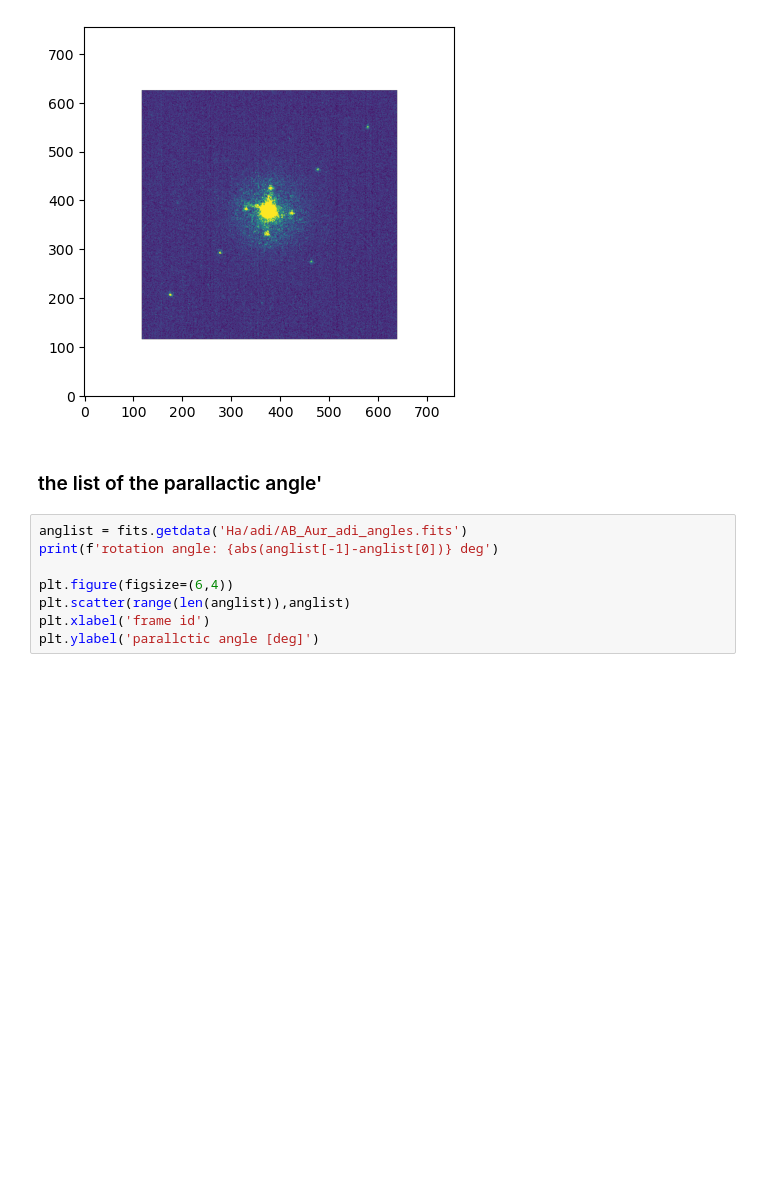
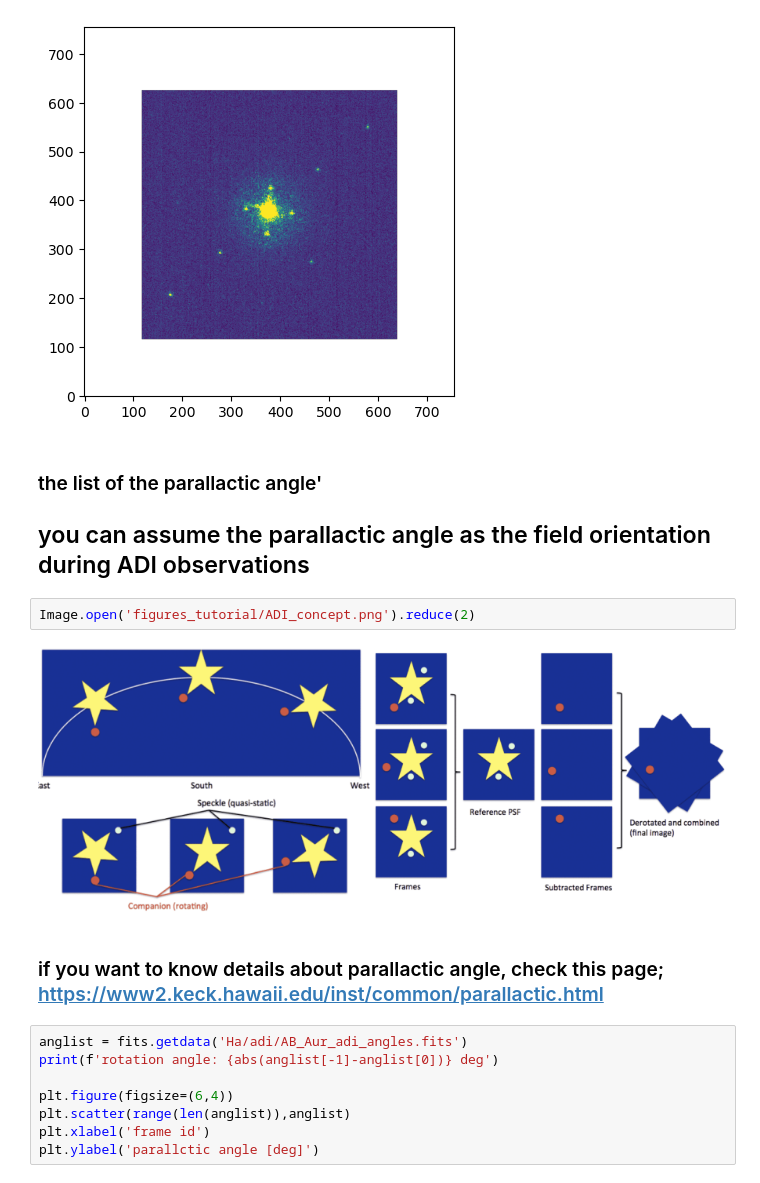
Before and after one commit to taichiuyama/VAMPIRES_Ha_tutorial, a Jupyter notebook: tutorial_VAMP-ADI+SDI.ipynb, the cells around one changed output. Cells and saved outputs as stored; diff of their text form; blank space fills up the shorter version.

Commit message:
update tutorial

```diff
--- a/tutorial_VAMP-ADI+SDI.ipynb
+++ b/tutorial_VAMP-ADI+SDI.ipynb
@@ -224,6 +218,14 @@ the number of the frames: 217
 [figure]
 # %% [markdown]
 ### the list of the parallactic angle'
+
+## you can assume the parallactic angle as the field orientation during ADI observations
+# %%
+Image.open('figures_tutorial/ADI_concept.png').reduce(2)
+# %% [output]
+[figure, added]
+# %% [markdown]
+### if you want to know details about parallactic angle, check this page; https://www2.keck.hawaii.edu/inst/common/parallactic.html
 # %%
 anglist = fits.getdata('Ha/adi/AB_Aur_adi_angles.fits')
 print(f'rotation angle: {abs(anglist[-1]-anglist[0])} deg')
```
Also changed, not shown: parts of 32 cells of this notebook.
